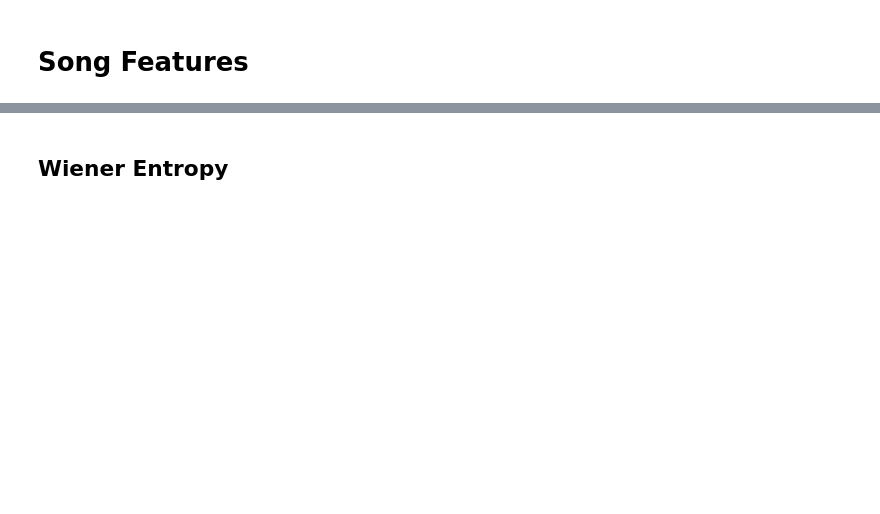
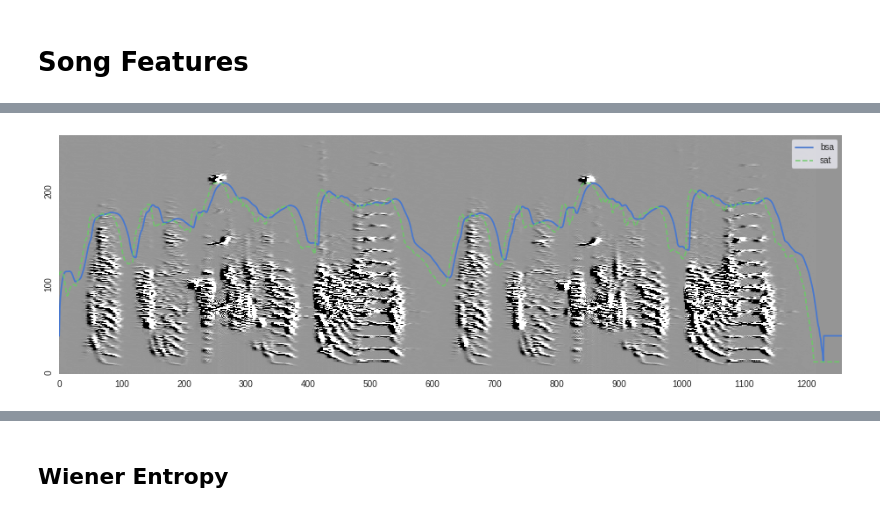
Before and after one commit to PaulEcoffet/birdsonganalysis, a Jupyter notebook: notebooks/Bird Song Analysis Notebook.ipynb, the cells around one changed output, grey strips where cells are left out. Saved outputs shown, nothing was run; the diff lists cells and outputs as text; code cells hidden in the pictures; blank space fills up the shorter version.

```diff
--- a/notebooks/Bird Song Analysis Notebook.ipynb
+++ b/notebooks/Bird Song Analysis Notebook.ipynb
@@ -51,0 +64,13 @@ ax.plot(250-150*nfm)
+# %%
+fig = plt.figure(figsize=(16, 5))
+ax = fig.gca()
+ax = bsa.spectral_derivs_plot(spec_der, 0.01, ax)
+amp = bsa.song_amplitude(sig)
+ax = bsa.plot_over_spec(amp, ax, label='bsa')
+sat_amp = np.copy(sat.amplitude)
+sat_amp[sat_amp < 0] = 0
+ax = bsa.plot_over_spec(sat_amp, ax, label='sat', alpha=0.8, ls='--')
+ax.legend(frameon=True)
+plt.show(fig)
+# %% [output]
+[figure, added]
```
Also changed, not shown: parts of 14 cells of this notebook, 3 other files.
